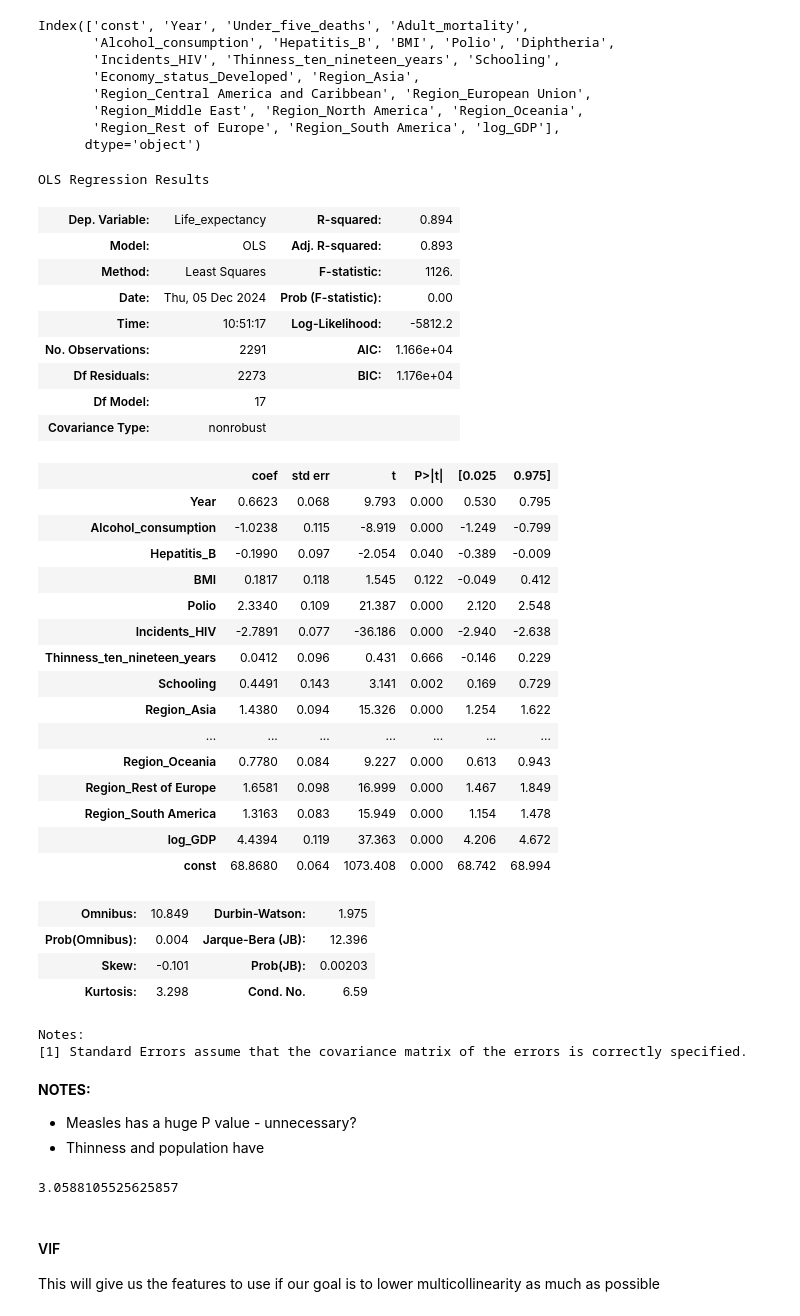
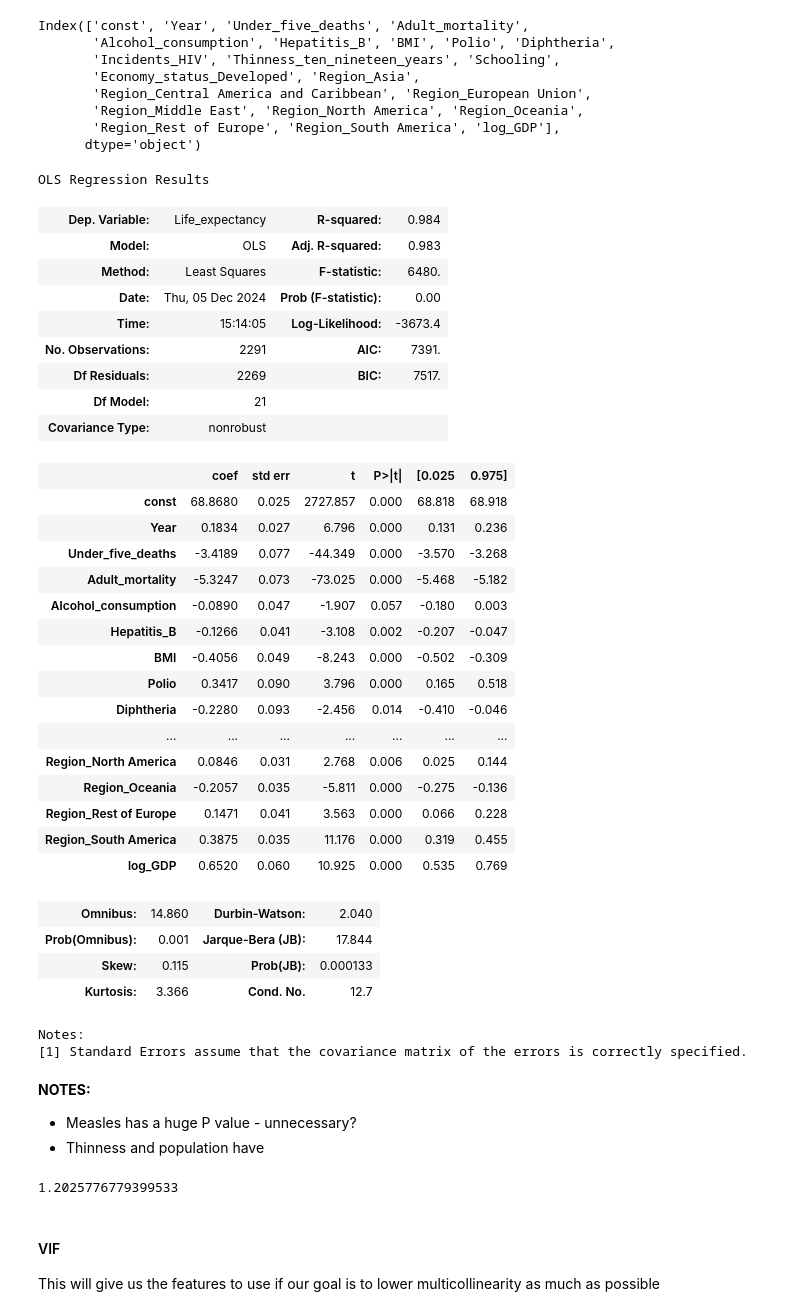
Before and after one commit to TobyScogings/WHO-Project, a Jupyter notebook: WHO Project.ipynb, the cells around one changed output. Saved outputs shown, nothing was run; the diff lists cells and outputs as text; code cells hidden in the pictures.

```diff
--- a/WHO Project.ipynb
+++ b/WHO Project.ipynb
@@ -345,40 +355,40 @@ feature_cols = ['const', 'Year', 'Under_five_deaths', 'Adult_mortality',
 #        'Region_Middle East', 'Region_North America', 'Region_Oceania',
 #        'Region_Rest of Europe', 'Region_South America'
 # %%
-lin_reg = sm.OLS(y_train, X_train_fe[optimal_cols])
+lin_reg = sm.OLS(y_train, X_train_fe[feature_cols])
 results = lin_reg.fit()
 results.summary()
 # %% [output]
 OLS Regression Results
-| Dep. Variable: | Life_expectancy | R-squared: | 0.894 |
-| Model: | OLS | Adj. R-squared: | 0.893 |
-| Method: | Least Squares | F-statistic: | 1126. |
+| Dep. Variable: | Life_expectancy | R-squared: | 0.984 |
+| Model: | OLS | Adj. R-squared: | 0.983 |
+| Method: | Least Squares | F-statistic: | 6480. |
 | Date: | Thu, 05 Dec 2024 | Prob (F-statistic): | 0.00 |
-| Time: | 10:51:17 | Log-Likelihood: | -5812.2 |
-| No. Observations: | 2291 | AIC: | 1.166e+04 |
-| Df Residuals: | 2273 | BIC: | 1.176e+04 |
-| Df Model: | 17 |  |  |
+| Time: | 15:14:05 | Log-Likelihood: | -3673.4 |
+| No. Observations: | 2291 | AIC: | 7391. |
+| Df Residuals: | 2269 | BIC: | 7517. |
+| Df Model: | 21 |  |  |
 | Covariance Type: | nonrobust |  |  |
 |  | coef | std err | t | P>|t| | [0.025 | 0.975] |
-| Year | 0.6623 | 0.068 | 9.793 | 0.000 | 0.530 | 0.795 |
-| Alcohol_consumption | -1.0238 | 0.115 | -8.919 | 0.000 | -1.249 | -0.799 |
-| Hepatitis_B | -0.1990 | 0.097 | -2.054 | 0.040 | -0.389 | -0.009 |
-| BMI | 0.1817 | 0.118 | 1.545 | 0.122 | -0.049 | 0.412 |
-| Polio | 2.3340 | 0.109 | 21.387 | 0.000 | 2.120 | 2.548 |
-| Incidents_HIV | -2.7891 | 0.077 | -36.186 | 0.000 | -2.940 | -2.638 |
-| Thinness_ten_nineteen_years | 0.0412 | 0.096 | 0.431 | 0.666 | -0.146 | 0.229 |
-| Schooling | 0.4491 | 0.143 | 3.141 | 0.002 | 0.169 | 0.729 |
-| Region_Asia | 1.4380 | 0.094 | 15.326 | 0.000 | 1.254 | 1.622 |
+| const | 68.8680 | 0.025 | 2727.857 | 0.000 | 68.818 | 68.918 |
+| Year | 0.1834 | 0.027 | 6.796 | 0.000 | 0.131 | 0.236 |
+| Under_five_deaths | -3.4189 | 0.077 | -44.349 | 0.000 | -3.570 | -3.268 |
+| Adult_mortality | -5.3247 | 0.073 | -73.025 | 0.000 | -5.468 | -5.182 |
+| Alcohol_consumption | -0.0890 | 0.047 | -1.907 | 0.057 | -0.180 | 0.003 |
+| Hepatitis_B | -0.1266 | 0.041 | -3.108 | 0.002 | -0.207 | -0.047 |
+| BMI | -0.4056 | 0.049 | -8.243 | 0.000 | -0.502 | -0.309 |
+| Polio | 0.3417 | 0.090 | 3.796 | 0.000 | 0.165 | 0.518 |
+| Diphtheria | -0.2280 | 0.093 | -2.456 | 0.014 | -0.410 | -0.046 |
 | ... | ... | ... | ... | ... | ... | ... |
-| Region_Oceania | 0.7780 | 0.084 | 9.227 | 0.000 | 0.613 | 0.943 |
-| Region_Rest of Europe | 1.6581 | 0.098 | 16.999 | 0.000 | 1.467 | 1.849 |
-| Region_South America | 1.3163 | 0.083 | 15.949 | 0.000 | 1.154 | 1.478 |
-| log_GDP | 4.4394 | 0.119 | 37.363 | 0.000 | 4.206 | 4.672 |
-| const | 68.8680 | 0.064 | 1073.408 | 0.000 | 68.742 | 68.994 |
+| Region_North America | 0.0846 | 0.031 | 2.768 | 0.006 | 0.025 | 0.144 |
+| Region_Oceania | -0.2057 | 0.035 | -5.811 | 0.000 | -0.275 | -0.136 |
+| Region_Rest of Europe | 0.1471 | 0.041 | 3.563 | 0.000 | 0.066 | 0.228 |
+| Region_South America | 0.3875 | 0.035 | 11.176 | 0.000 | 0.319 | 0.455 |
+| log_GDP | 0.6520 | 0.060 | 10.925 | 0.000 | 0.535 | 0.769 |
-| Omnibus: | 10.849 | Durbin-Watson: | 1.975 |
-| Prob(Omnibus): | 0.004 | Jarque-Bera (JB): | 12.396 |
-| Skew: | -0.101 | Prob(JB): | 0.00203 |
-| Kurtosis: | 3.298 | Cond. No. | 6.59 |
+| Omnibus: | 14.860 | Durbin-Watson: | 2.040 |
+| Prob(Omnibus): | 0.001 | Jarque-Bera (JB): | 17.844 |
+| Skew: | 0.115 | Prob(JB): | 0.000133 |
+| Kurtosis: | 3.366 | Cond. No. | 12.7 |
 Notes:
 [1] Standard Errors assume that the covariance matrix of the errors is correctly specified.
 # %% [markdown]
@@ -387,11 +397,11 @@ Notes:
 * Measles has a huge P value - unnecessary?
 * Thinness and population have
 # %%
-y_pred = results.predict(X_train_fe[optimal_cols])
+y_pred = results.predict(X_train_fe[feature_cols])
 rmse = statsmodels.tools.eval_measures.rmse(y_train, y_pred)
 print(rmse)
 # %% [output]
-3.0588105525625857
+1.2025776779399533
 # %% [markdown]
 <h4>VIF</h4>
 
```
Also changed, not shown: parts of 1 cell of this notebook.
